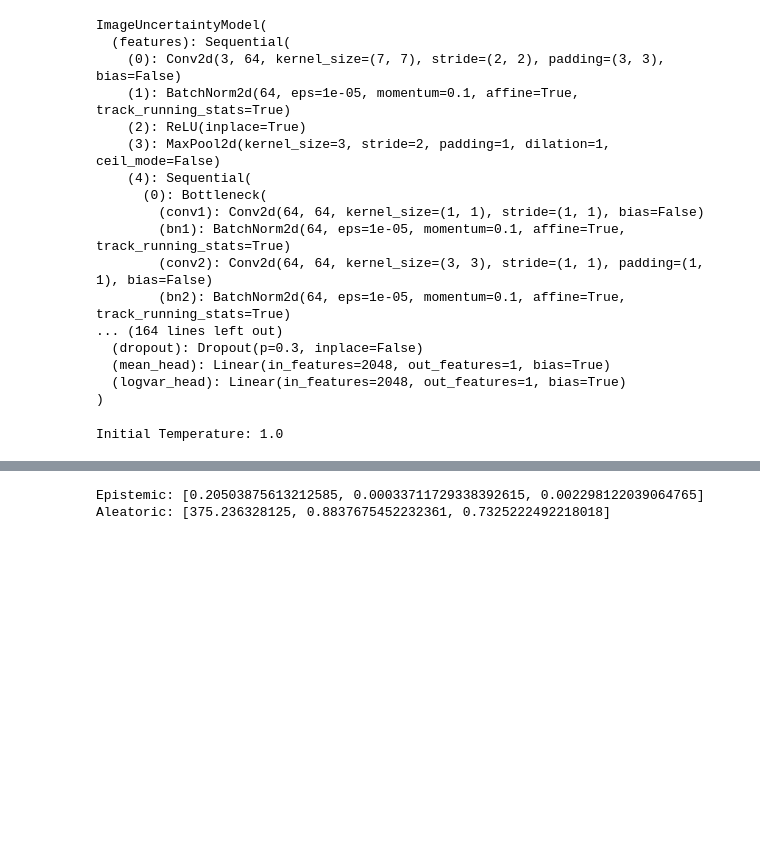
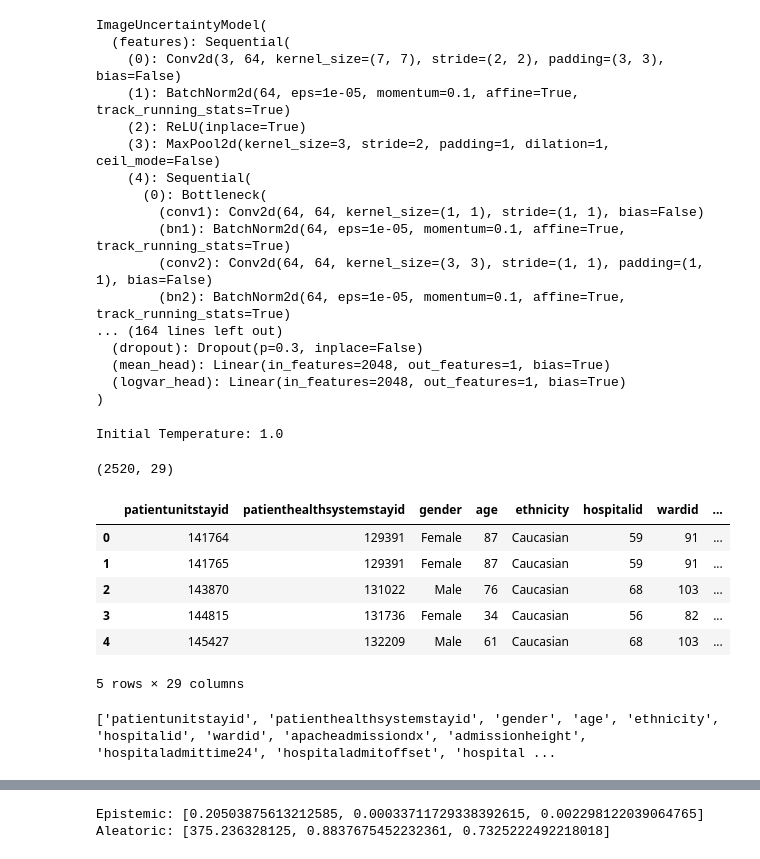
Before and after one commit to pammikavitha/Jenkin, a Jupyter notebook: uncertinity.ipynb, the cells around one changed output, grey strips where cells are left out. Saved outputs shown, nothing was run; the diff lists cells and outputs as text; code cells hidden in the pictures; blank space fills up the shorter version.

```diff
--- a/uncertinity.ipynb
+++ b/uncertinity.ipynb
@@ -1520,3 +1520,43 @@ print(
 )
 # %% [output]
 Initial Temperature: 1.0
+# %%
+#LOAD REAL eICU DATASET
+# ==========================================
+# LOAD REAL eICU PATIENT DATA
+# ==========================================
+
+import pandas as pd
+
+# ------------------------------------------
+# LOAD PATIENT TABLE
+# ------------------------------------------
+
+df = pd.read_csv(
+
+    "/content/physionet.org/files/eicu-crd-demo/2.0/patient.csv.gz",
+
+    compression='gzip'
+)
+
+# ------------------------------------------
+# CHECK DATA
+# ------------------------------------------
+
+print(df.shape)
+
+df.head()
+# %% [output]
+(2520, 29)
+|  | patientunitstayid | patienthealthsystemstayid | gender | age | ethnicity | hospitalid | wardid | ... |
+| 0 | 141764 | 129391 | Female | 87 | Caucasian | 59 | 91 | ... |
+| 1 | 141765 | 129391 | Female | 87 | Caucasian | 59 | 91 | ... |
+| 2 | 143870 | 131022 | Male | 76 | Caucasian | 68 | 103 | ... |
+| 3 | 144815 | 131736 | Female | 34 | Caucasian | 56 | 82 | ... |
+| 4 | 145427 | 132209 | Male | 61 | Caucasian | 68 | 103 | ... |
+5 rows × 29 columns
+# %%
+#CHECK AVAILABLE COLUMNS
+print(df.columns.tolist())
+# %% [output]
+['patientunitstayid', 'patienthealthsystemstayid', 'gender', 'age', 'ethnicity', 'hospitalid', 'wardid', 'apacheadmissiondx', 'admissionheight', 'hospitaladmittime24', 'hospitaladmitoffset', 'hospital ...
```
Also changed, not shown: parts of 30 cells of this notebook.
